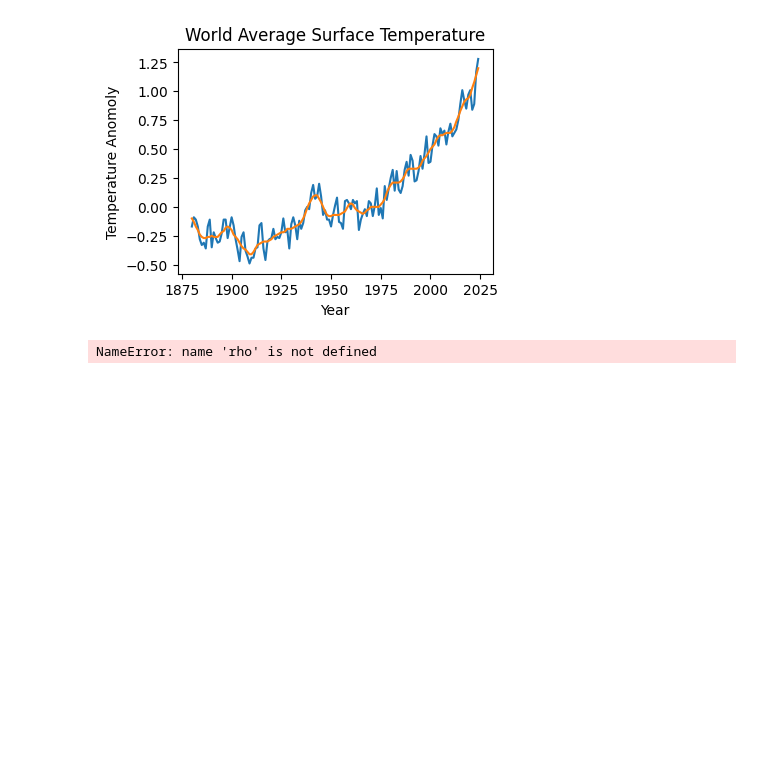
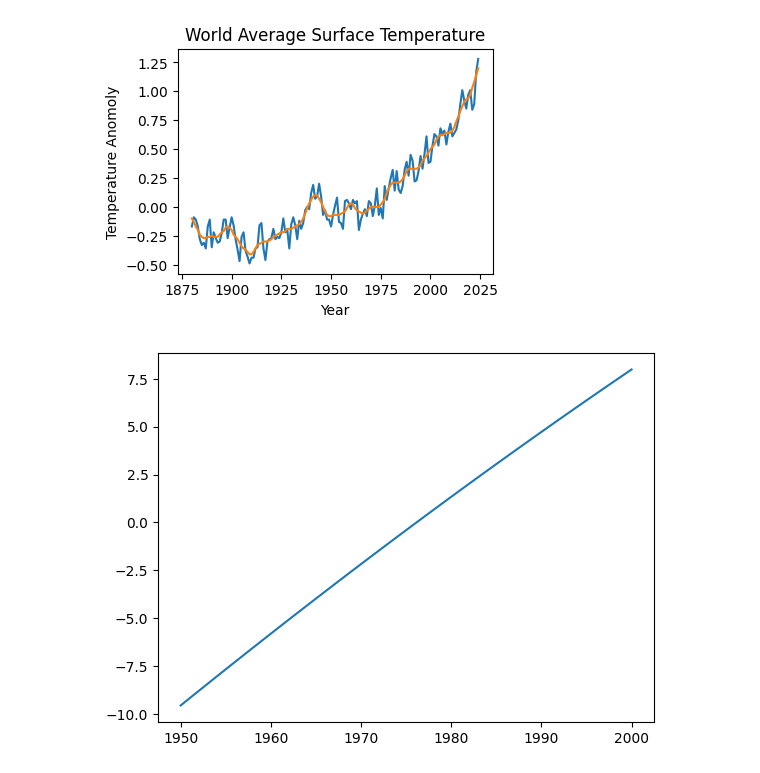
Before and after one commit to Sez26/MMSD, a Jupyter notebook: Question2/TipPoint_00.ipynb, the cells around one changed output. Saved outputs shown, nothing was run; the diff lists cells and outputs as text; code cells hidden in the pictures; blank space fills up the shorter version.

Commit message:
beginnings of calibration

```diff
--- a/Question2/TipPoint_00.ipynb
+++ b/Question2/TipPoint_00.ipynb
@@ -32,18 +32,6 @@ def f(h, P, r, T_0, d_T, h_f, F):
     if h <= 0 and dh_dt < 0:
         dh_dt = 0
     return dh_dt
-# %%
-# lets define how surface temperature changes over time
-alpha = 0.3         # albedo effect
-beta = 0.4          # greenhouse effect
-betastar = 0.01     # man-made greenhouse effect
-sigma = 5.67e-8     # Stefan-Boltzmann constant
-R_in = 340          # incoming solar energy (W/m^2)
-
-
-def T(alpha, R_in, beta, betastar, sigma, T_0):
-    d_T = ((1-alpha)*R_in / (1-(beta+betastar))/sigma)**0.25 - T_0
-    return d_T
 # %%
 with open("temperature.txt", "r") as file:
     lines = file.readlines()  # Read all lines into a list
@@ -72,28 +60,51 @@ plt.show()
 # %%
 # we also want how betastar changes with time
 # assuming emissions increase linearly
-gamma = 2           # rate of linear emissions (to be calibrated)
+gamma = 0.01           # rate of linear emissions (to be calibrated)
 def get_E(t, gamma):
     E_1950 = 5.2e9      # CO2 emissions in 1950 (tonnes)
     E = gamma*(t-1950)+E_1950
     return E
 
 t = np.linspace(1950, 2000, 100)
 # E_arr = np.array([])
 E_arr = get_E(t, gamma)
 
+## need to check that this is ok to remain as annual emissions rather than cumulative CO2 levels
+
 # how emissions relate to CO2 air density
 def drho_dt(E, rho):
-    kappa = 2           # coefficient (to be calibrated)
-    t_CO2 = 100         # life span of CO2 in atmosphere (years)
-    rho_1950 = 315      # technically 1959 (ppm)
+    kappa = 0.05            # coefficient (to be calibrated)
+    t_CO2 = 100             # life span of CO2 in atmosphere (years)
+    rho_1950 = 315          # technically 1959 (ppm)
     return kappa*E - (1/t_CO2)*(rho-rho_1950)
 
-rho = solve_ivp(drho_dt, [0, 200], [h01], t_eval=t)
+rho_0 = 316             # initial condition
+# integrate to find the CO2 air density at current emissions level (for the year)
+rho = solve_ivp(drho_dt, [1950, 2000], [rho_0], t_eval=t)
+# print(rho)
 
 # how CO2 air density relates to betastar
+G = (1/315)*0.01               # proportionality constant (to be calibrated)
+# calibration philosophy: they be smol (<0.1)
+betastar = G*rho.y[0]          # array of man-made greenhouse effect values
 
-G = 1               # proportionality constant (to be calibrated)
-betastar = G*rho
+# print(betastar)
+
+def T(betastar, T_0):
+    alpha = 0.3         # albedo effect
+    beta = 0.4          # greenhouse effect
+    sigma = 5.67e-8     # Stefan-Boltzmann constant
+    R_in = 340          # incoming solar energy (W/m^2)
+    d_T = T_0 - ((1-alpha)*R_in / (1-(beta+betastar))/sigma)**0.25
+    return d_T
+
+
+T_0 = 300               # initial condition
+d_T_arr = T(betastar, T_0)
+# print(d_T_arr)
+
+plt.plot(t,d_T_arr)
+plt.show()
 # %% [output]
-NameError: name 'rho' is not defined
+[figure, added]
```
Also changed, not shown: 1 other file.
